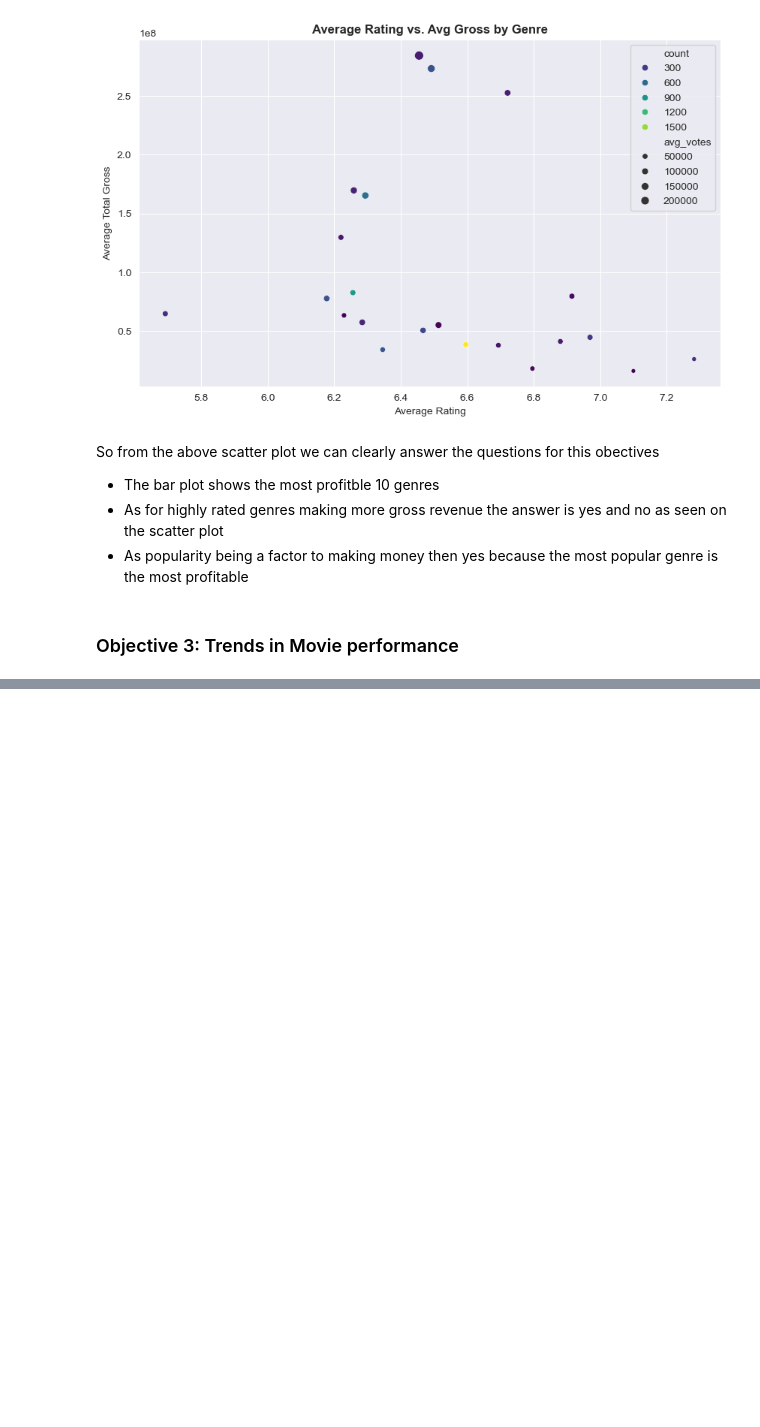
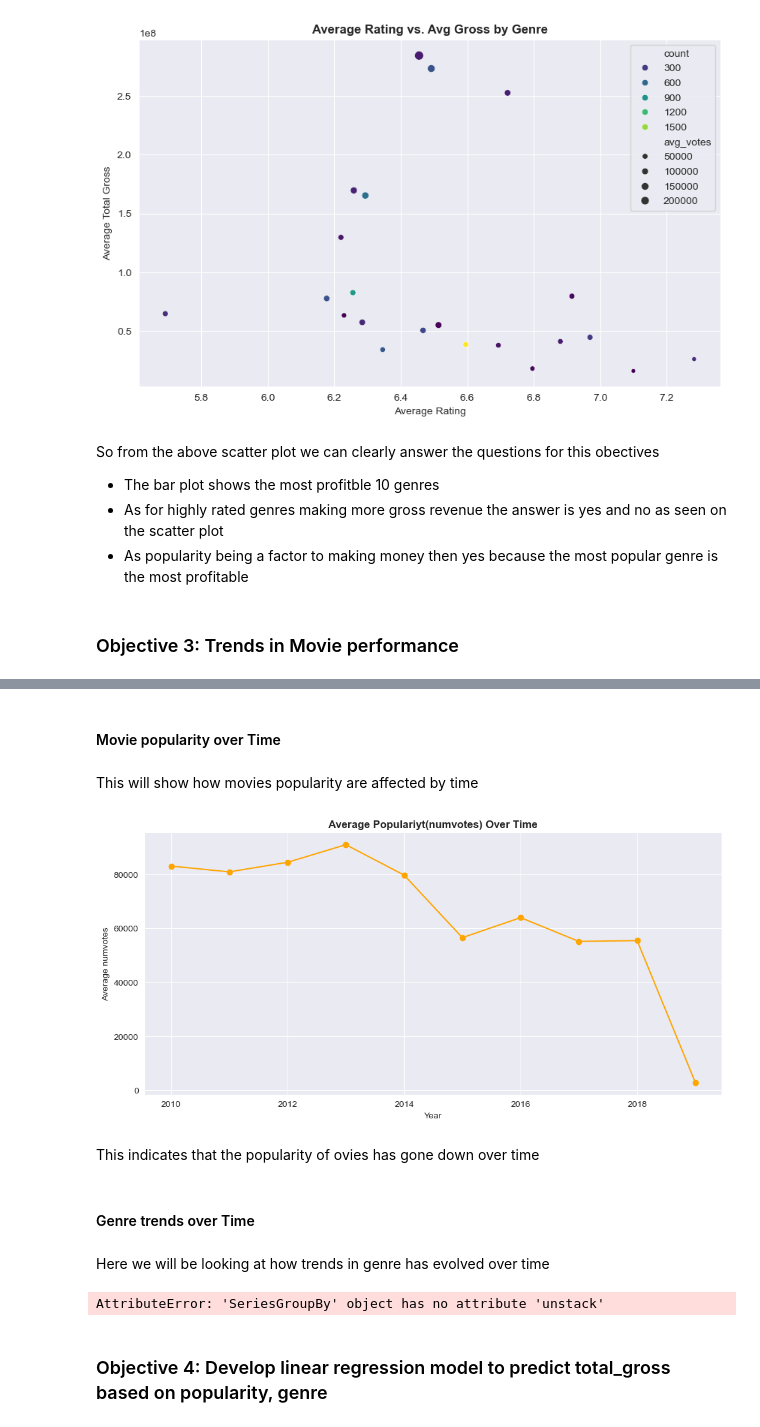
Before and after one commit to DianaMayalo/Phase-2-Project, a Jupyter notebook: EDA.ipynb, the cells around one changed output, grey strips where cells are left out. Saved outputs shown, nothing was run; the diff lists cells and outputs as text; code cells hidden in the pictures; blank space fills up the shorter version.

```diff
--- a/EDA.ipynb
+++ b/EDA.ipynb
@@ -232,0 +298,69 @@ So from the above scatter plot we can clearly answer the questions for this obec
+# %% [markdown]
+#### Movie popularity over Time
+# %% [markdown]
+This will show how movies popularity are affected by time
+# %%
+#group by year and find the avarage number of votesin each year
+avg_pop_by_yr = df.groupby('year')['numvotes'].mean()
+
+#plot the popularity graph
+avg_pop_by_yr.plot(kind='line', figsize=(10, 5), color='orange', marker='o')
+plt.title('Average Populariyt(numvotes) Over Time', weight = 'bold')
+plt.xlabel('Year')
+plt.ylabel('Average numvotes')
+plt.grid(True)
+plt.tight_layout()
+plt.show()
+# %% [output]
+[figure, added]
+# %% [markdown]
+This indicates that the popularity of ovies has gone down over time
+# %% [markdown]
+#### Genre trends over Time
+# %% [markdown]
+Here we will be looking at how trends in genre has evolved over time
+# %%
+#Group data by year and genre
+grouped = df.groupby(['year', 'genres'])
+
+popularity_by_genre = grouped['numvotes'].unstack(fill_value=0)
+avg_rating_by_genre = grouped['averagerating'].mean().unstack(fill_value=0)
+total_gross_by_genre = grouped['total_gross'].sum().unstack(fill_value=0)
+
+# Top 5 genres
+top_genres = popularity_by_genre.sum().sort_values(ascending=False).head().index
+
+#Create a figure for our subplots
+fig, axs = plt.subplots(3, 1, figsize=(14, 12), sharex=True)
+
+#Movie count
+for genre in top_genres:
+    axs[0].plot(popularity_by_genre.index, popularity_by_genre[genre], label=genre)
+axs[0].set_title("Popularity by Genre Over Time", weight = 'bold')
+axs[0].set_xlabel("Year")
+axs[0].legend()
+axs[0].grid(True)
+
+#Average rating
+for genre in top_genres:
+    axs[1].plot(avg_rating_by_genre.index, avg_rating_by_genre[genre], label=genre)
+axs[1].set_title("Average Rating by Genre Over Time", weight = 'bold')
+axs[1].set_xlabel("Year")
+axs[1].legend()
+axs[1].grid(True)
+
+#Total gross
+for genre in top_genres:
+    axs[2].plot(total_gross_by_genre.index, total_gross_by_genre[genre], label=genre)
+axs[2].set_title("Total Gross by Genre Over Time", weight = 'bold')
+axs[2].set_xlabel("Year")
+axs[2].legend()
+axs[2].grid(True)
+
+plt.suptitle('Genre Trends of the Years', fontsize=16, fontweight='bold')
+plt.tight_layout()
+plt.show()
+# %% [output]
+AttributeError: 'SeriesGroupBy' object has no attribute 'unstack'
+# %% [markdown]
+### Objective 4: Develop linear regression model to predict total_gross based on popularity, genre
```
Also changed, not shown: parts of 16 cells of this notebook.
